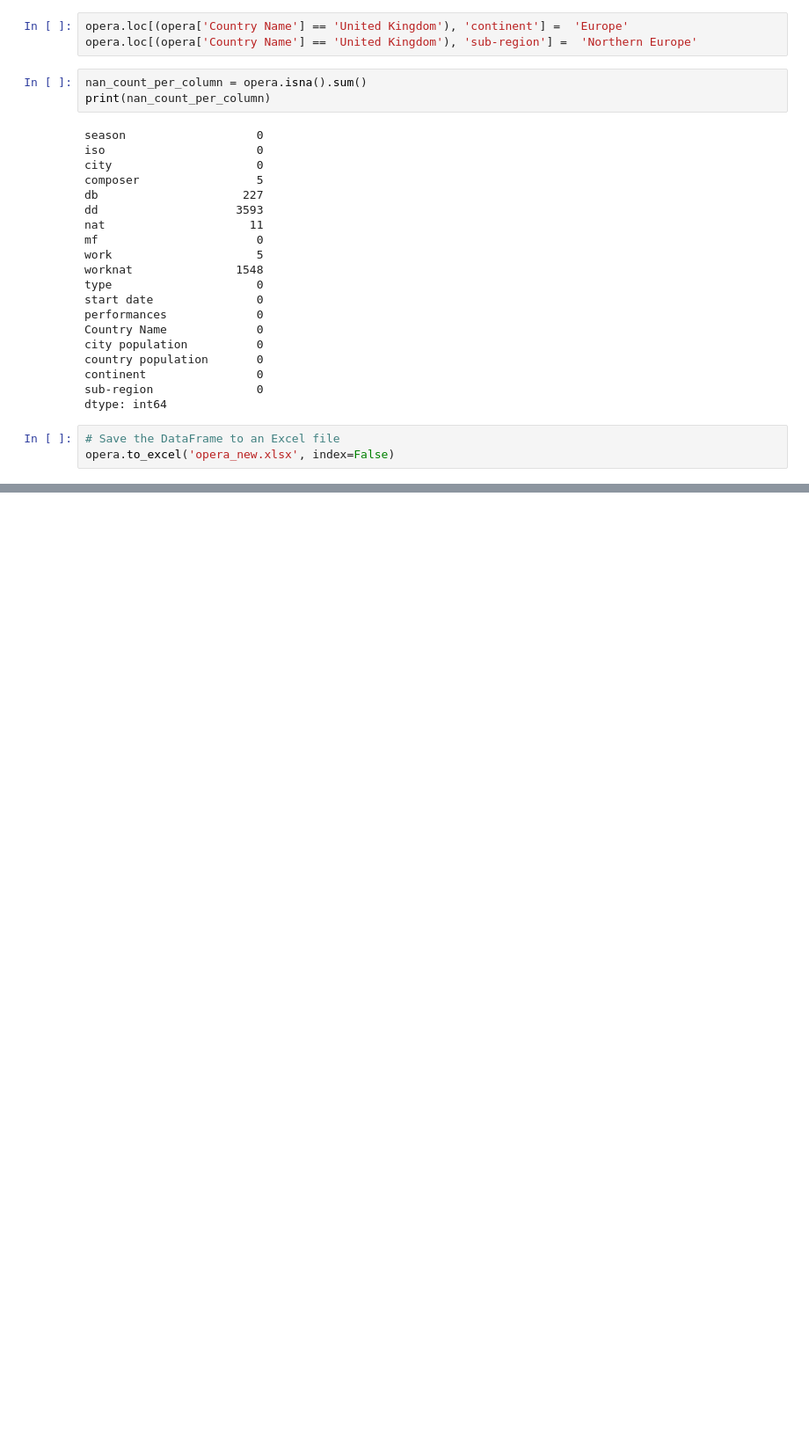
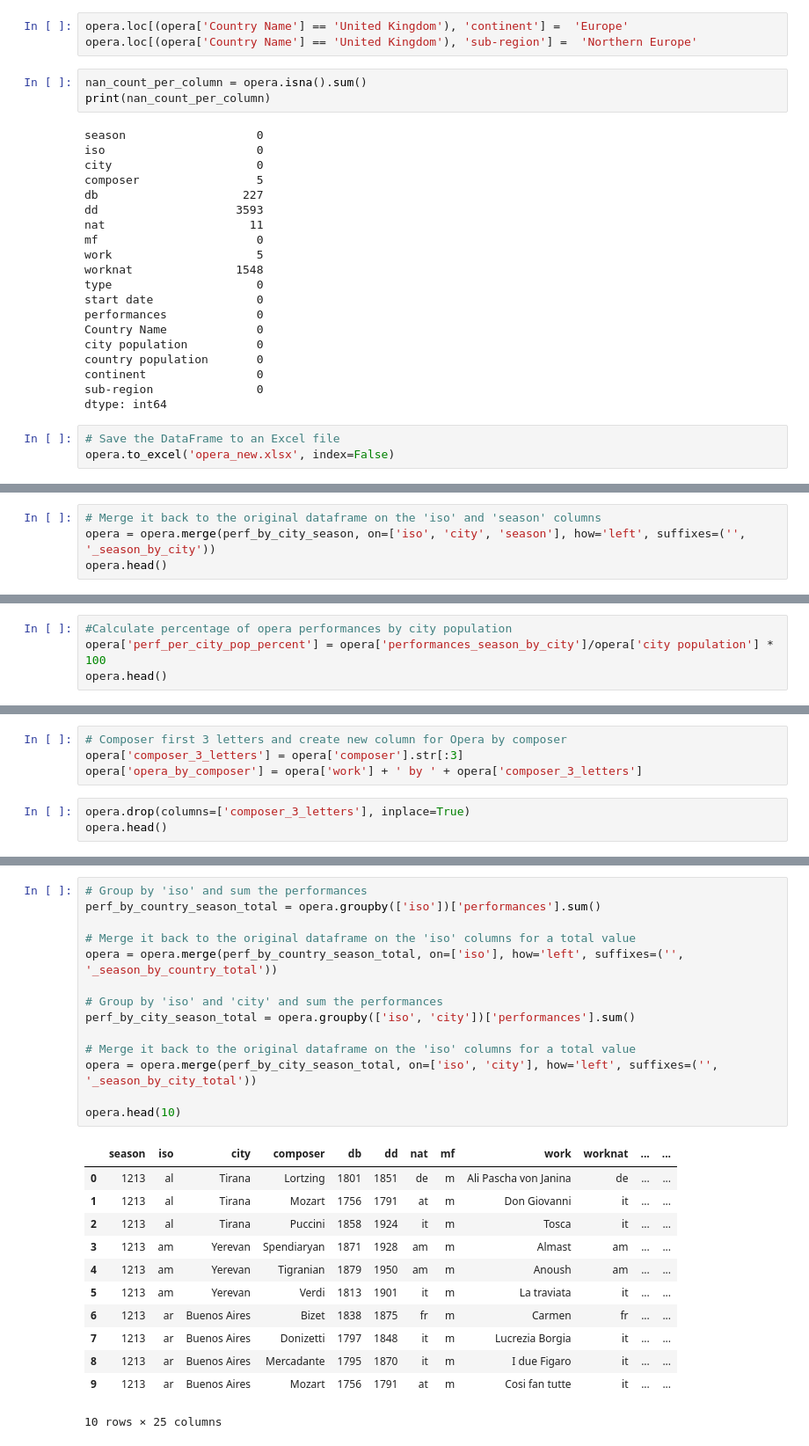
Before and after one commit to AngeliqueAlex/New_Opera_Company_Capstone, a Jupyter notebook: 03_EDA_New_Opera_Business .ipynb, the cells around one changed output, grey strips where cells are left out. Shown: that part at 88% size. Cells and saved outputs as stored; diff of their text form; blank space fills up the shorter version.

```diff
--- a/03_EDA_New_Opera_Business .ipynb
+++ b/03_EDA_New_Opera_Business .ipynb
@@ -132,0 +228,4 @@ opera.to_excel('opera_new.xlsx', index=False)
+# %%
+# Merge it back to the original dataframe on the 'iso' and 'season' columns
+opera = opera.merge(perf_by_city_season, on=['iso', 'city', 'season'], how='left', suffixes=('', '_season_by_city'))
+opera.head()
@@ -132,0 +240,4 @@ opera.to_excel('opera_new.xlsx', index=False)
+# %%
+#Calculate percentage of opera performances by city population
+opera['perf_per_city_pop_percent'] = opera['performances_season_by_city']/opera['city population'] * 100
+opera.head()
@@ -132,0 +252,7 @@ opera.to_excel('opera_new.xlsx', index=False)
+# %%
+# Composer first 3 letters and create new column for Opera by composer
+opera['composer_3_letters'] = opera['composer'].str[:3]
+opera['opera_by_composer'] = opera['work'] + ' by ' + opera['composer_3_letters']
+# %%
+opera.drop(columns=['composer_3_letters'], inplace=True)
+opera.head()
@@ -132,0 +267,27 @@ opera.to_excel('opera_new.xlsx', index=False)
+# %%
+# Group by 'iso' and sum the performances
+perf_by_country_season_total = opera.groupby(['iso'])['performances'].sum()
+
+# Merge it back to the original dataframe on the 'iso' columns for a total value
+opera = opera.merge(perf_by_country_season_total, on=['iso'], how='left', suffixes=('', '_season_by_country_total'))
+
+# Group by 'iso' and 'city' and sum the performances
+perf_by_city_season_total = opera.groupby(['iso', 'city'])['performances'].sum()
+
+# Merge it back to the original dataframe on the 'iso' columns for a total value
+opera = opera.merge(perf_by_city_season_total, on=['iso', 'city'], how='left', suffixes=('', '_season_by_city_total'))
+
+opera.head(10)
+# %% [output]
+|  | season | iso | city | composer | db | dd | nat | mf | work | worknat | ... | ... |
+| 0 | 1213 | al | Tirana | Lortzing | 1801 | 1851 | de | m | Ali Pascha von Janina | de | ... | ... |
+| 1 | 1213 | al | Tirana | Mozart | 1756 | 1791 | at | m | Don Giovanni | it | ... | ... |
+| 2 | 1213 | al | Tirana | Puccini | 1858 | 1924 | it | m | Tosca | it | ... | ... |
+| 3 | 1213 | am | Yerevan | Spendiaryan | 1871 | 1928 | am | m | Almast | am | ... | ... |
+| 4 | 1213 | am | Yerevan | Tigranian | 1879 | 1950 | am | m | Anoush | am | ... | ... |
+| 5 | 1213 | am | Yerevan | Verdi | 1813 | 1901 | it | m | La traviata | it | ... | ... |
+| 6 | 1213 | ar | Buenos Aires | Bizet | 1838 | 1875 | fr | m | Carmen | fr | ... | ... |
+| 7 | 1213 | ar | Buenos Aires | Donizetti | 1797 | 1848 | it | m | Lucrezia Borgia | it | ... | ... |
+| 8 | 1213 | ar | Buenos Aires | Mercadante | 1795 | 1870 | it | m | I due Figaro | it | ... | ... |
+| 9 | 1213 | ar | Buenos Aires | Mozart | 1756 | 1791 | at | m | Cosi fan tutte | it | ... | ... |
+10 rows × 25 columns
```
Also changed, not shown: parts of 16 cells of this notebook, 5 other files.
